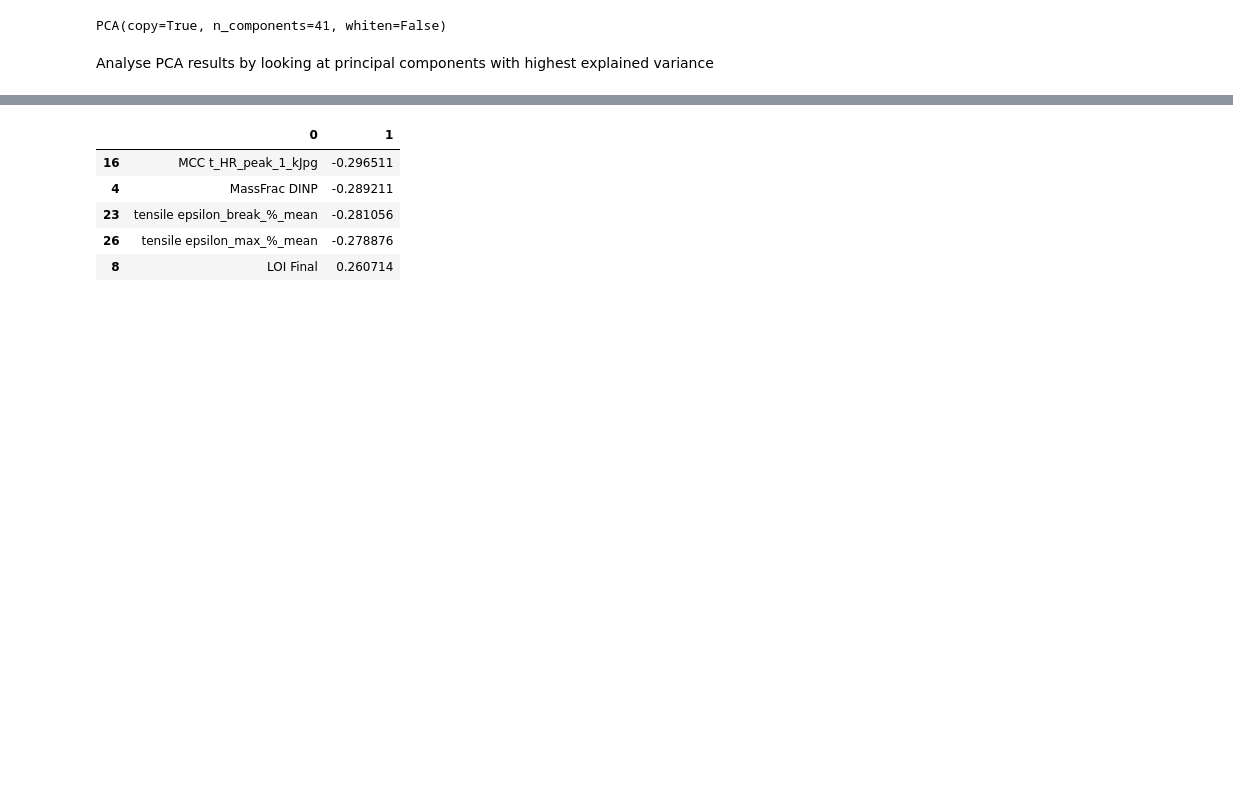
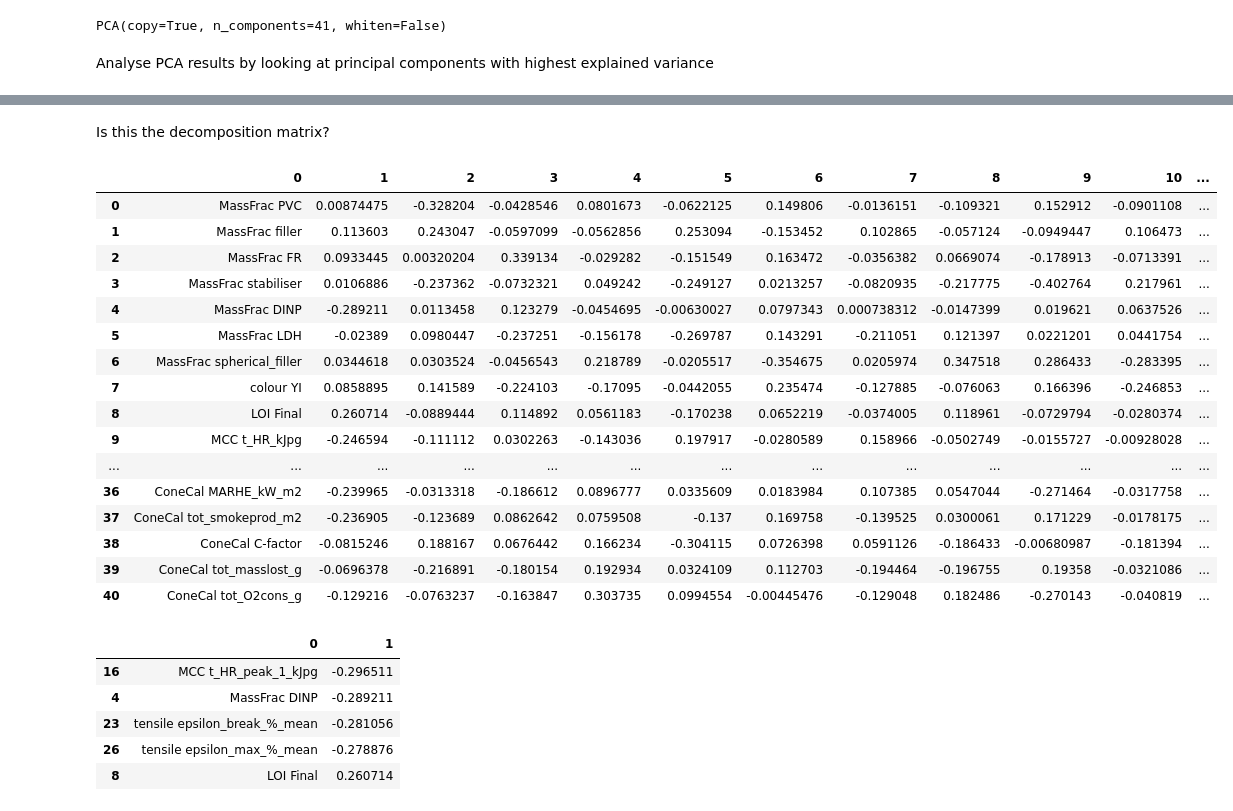
Before and after one commit to reinhardfechter/FlexPVCModel, a Jupyter notebook: Try_pca.ipynb, the cells around one changed output, grey strips where cells are left out. Saved outputs shown, nothing was run; the diff lists cells and outputs as text; code cells hidden in the pictures; blank space fills up the shorter version.

```diff
--- a/Try_pca.ipynb
+++ b/Try_pca.ipynb
@@ -144,6 +137,28 @@ comp = [list(c) for c in comp]
 d = [descr] + comp
 # %%
 df = DataFrame(data=d).T
+# %% [markdown]
+Is this the decomposition matrix?
+# %%
+df
+# %% [output]
+|  | 0 | 1 | 2 | 3 | 4 | 5 | 6 | 7 | 8 | 9 | 10 | ... |
+| 0 | MassFrac PVC | 0.00874475 | -0.328204 | -0.0428546 | 0.0801673 | -0.0622125 | 0.149806 | -0.0136151 | -0.109321 | 0.152912 | -0.0901108 | ... |
+| 1 | MassFrac filler | 0.113603 | 0.243047 | -0.0597099 | -0.0562856 | 0.253094 | -0.153452 | 0.102865 | -0.057124 | -0.0949447 | 0.106473 | ... |
+| 2 | MassFrac FR | 0.0933445 | 0.00320204 | 0.339134 | -0.029282 | -0.151549 | 0.163472 | -0.0356382 | 0.0669074 | -0.178913 | -0.0713391 | ... |
+| 3 | MassFrac stabiliser | 0.0106886 | -0.237362 | -0.0732321 | 0.049242 | -0.249127 | 0.0213257 | -0.0820935 | -0.217775 | -0.402764 | 0.217961 | ... |
+| 4 | MassFrac DINP | -0.289211 | 0.0113458 | 0.123279 | -0.0454695 | -0.00630027 | 0.0797343 | 0.000738312 | -0.0147399 | 0.019621 | 0.0637526 | ... |
+| 5 | MassFrac LDH | -0.02389 | 0.0980447 | -0.237251 | -0.156178 | -0.269787 | 0.143291 | -0.211051 | 0.121397 | 0.0221201 | 0.0441754 | ... |
+| 6 | MassFrac spherical_filler | 0.0344618 | 0.0303524 | -0.0456543 | 0.218789 | -0.0205517 | -0.354675 | 0.0205974 | 0.347518 | 0.286433 | -0.283395 | ... |
+| 7 | colour YI | 0.0858895 | 0.141589 | -0.224103 | -0.17095 | -0.0442055 | 0.235474 | -0.127885 | -0.076063 | 0.166396 | -0.246853 | ... |
+| 8 | LOI Final | 0.260714 | -0.0889444 | 0.114892 | 0.0561183 | -0.170238 | 0.0652219 | -0.0374005 | 0.118961 | -0.0729794 | -0.0280374 | ... |
+| 9 | MCC t_HR_kJpg | -0.246594 | -0.111112 | 0.0302263 | -0.143036 | 0.197917 | -0.0280589 | 0.158966 | -0.0502749 | -0.0155727 | -0.00928028 | ... |
+| ... | ... | ... | ... | ... | ... | ... | ... | ... | ... | ... | ... | ... |
+| 36 | ConeCal MARHE_kW_m2 | -0.239965 | -0.0313318 | -0.186612 | 0.0896777 | 0.0335609 | 0.0183984 | 0.107385 | 0.0547044 | -0.271464 | -0.0317758 | ... |
+| 37 | ConeCal tot_smokeprod_m2 | -0.236905 | -0.123689 | 0.0862642 | 0.0759508 | -0.137 | 0.169758 | -0.139525 | 0.0300061 | 0.171229 | -0.0178175 | ... |
+| 38 | ConeCal C-factor | -0.0815246 | 0.188167 | 0.0676442 | 0.166234 | -0.304115 | 0.0726398 | 0.0591126 | -0.186433 | -0.00680987 | -0.181394 | ... |
+| 39 | ConeCal tot_masslost_g | -0.0696378 | -0.216891 | -0.180154 | 0.192934 | 0.0324109 | 0.112703 | -0.194464 | -0.196755 | 0.19358 | -0.0321086 | ... |
+| 40 | ConeCal tot_O2cons_g | -0.129216 | -0.0763237 | -0.163847 | 0.303735 | 0.0994554 | -0.00445476 | -0.129048 | 0.182486 | -0.270143 | -0.040819 | ... |
 # %%
 prin_comp = 1
 top = 5
```
Also changed, not shown: parts of 3 cells of this notebook.
